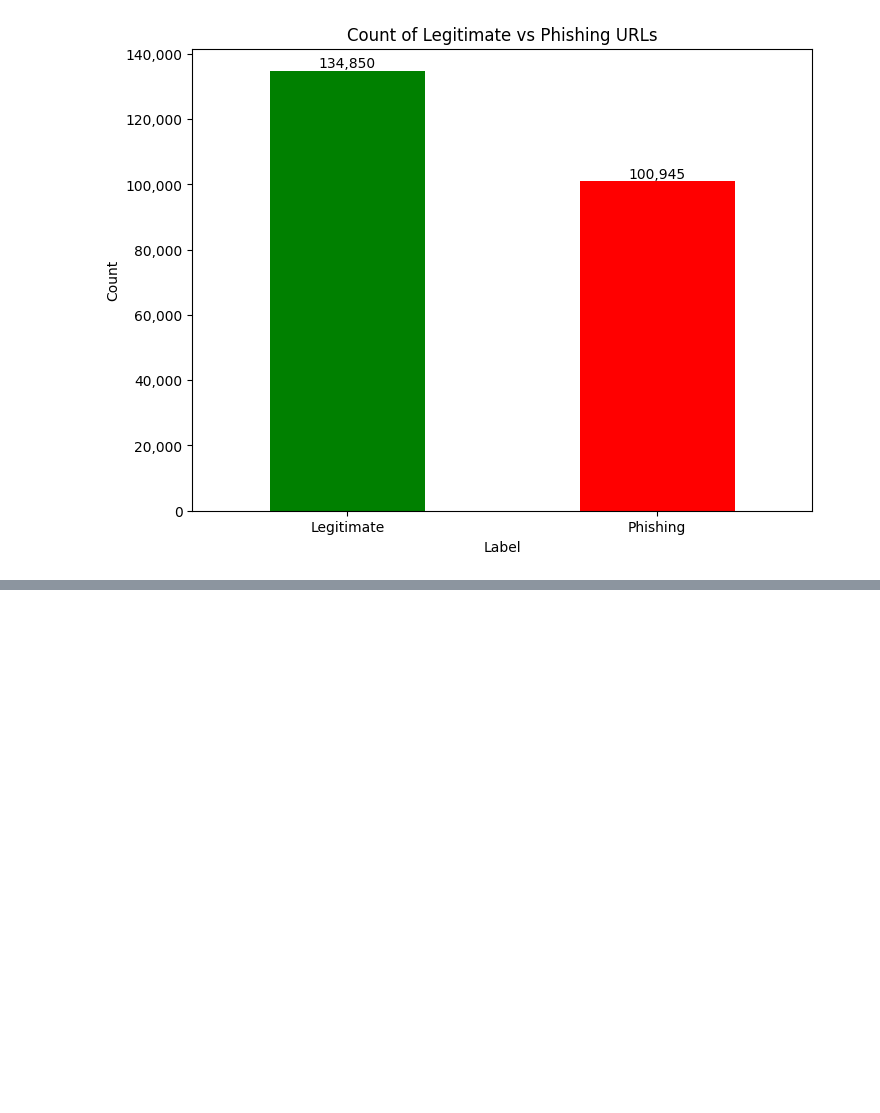
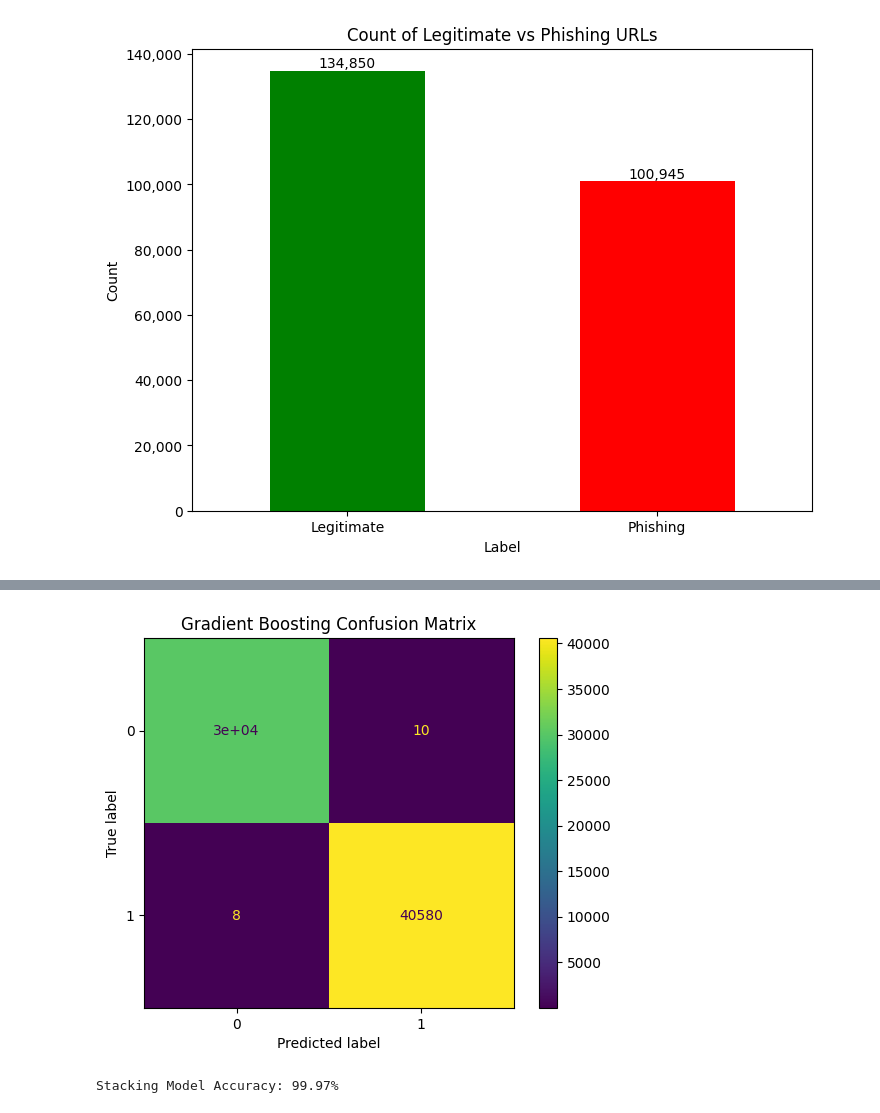
Before and after one commit to cybercoded/phishsighter, a Jupyter notebook: final-notebook.ipynb, the cells around one changed output, grey strips where cells are left out. Saved outputs shown, nothing was run; the diff lists cells and outputs as text; code cells hidden in the pictures; blank space fills up the shorter version.

```diff
--- a/final-notebook.ipynb
+++ b/final-notebook.ipynb
@@ -299,0 +389,14 @@ plt.show()
+# %%
+
+# Confusion matrix for Gradient Boosting
+gbm_cm = confusion_matrix(y_test, gbm_pred_test)
+ConfusionMatrixDisplay(gbm_cm).plot()
+plt.title("Gradient Boosting Confusion Matrix")
+plt.show()
+
+# Evaluate the gradient boosting model
+accuracy = accuracy_score(y_test, gbm_pred_test)
+print(f"Stacking Model Accuracy: {accuracy * 100:.2f}%")
+# %% [output]
+[figure, added]
+Stacking Model Accuracy: 99.97%
```
Also changed, not shown: parts of 30 cells of this notebook, 5 other files.
